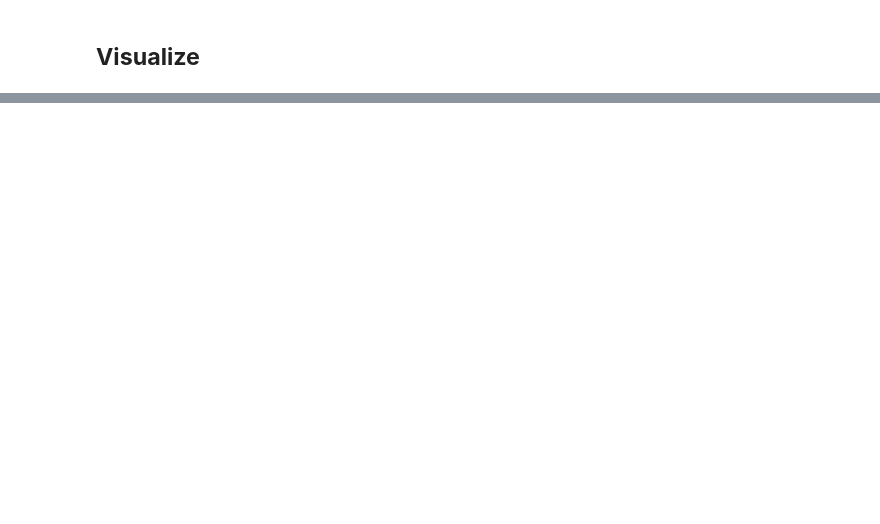
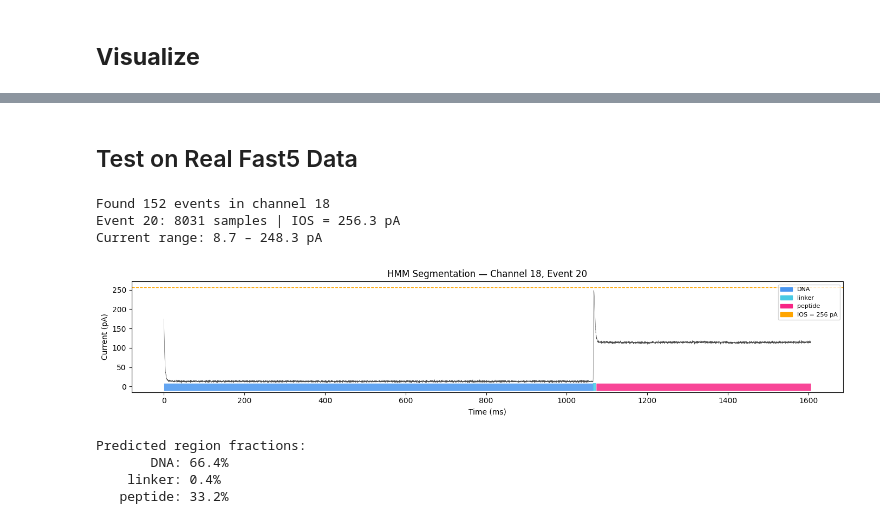
Before and after one commit to ivaidya11/cDNAtlasProject, a Jupyter notebook: segmentation.ipynb, the cells around one changed output, grey strips where cells are left out. Drawn from its saved outputs; the diff is of its cells as text; code cells hidden in the pictures; blank space fills up the shorter version.

Commit message:
testing segmentation model on 20511 fast5 file

```diff
--- a/segmentation.ipynb
+++ b/segmentation.ipynb
@@ -253,0 +291,70 @@ plt.show()
+# %% [markdown]
+## Test on Real Fast5 Data
+# %%
+import pathlib
+import tomllib
+import poreflow as pf
+
+with open("parameters.toml", "rb") as f:
+    config = tomllib.load(f)
+
+input_cfg = config["input"]
+data_path = pathlib.Path(input_cfg["path"]) / input_cfg["file"]
+target_sfreq = input_cfg["target_SamplingRate"]
+
+CHANNEL = 18   # change to your channel of interest
+EVENT_IDX = 20  # index into events found in this channel
+
+with pf.File(data_path) as f:
+    raw = f.get_raw(CHANNEL, downsample=target_sfreq)
+
+events = raw.find_events(**config["event_finding"])
+if events is None or len(events) == 0:
+    raise RuntimeError(f"No events found in channel {CHANNEL}")
+events = events.filter_by_duration()
+print(f"Found {len(events)} events in channel {CHANNEL}")
+
+ev = events.iloc[EVENT_IDX]
+event_current = raw['i'].values[int(ev['start_idx']):int(ev['end_idx'])]
+event_ios     = float(ev['ios'])
+
+print(f"Event {EVENT_IDX}: {len(event_current)} samples | IOS = {event_ios:.1f} pA")
+print(f"Current range: {event_current.min():.1f} – {event_current.max():.1f} pA")
+# %% [output]
+Found 152 events in channel 18
+Event 20: 8031 samples | IOS = 256.3 pA
+Current range: 8.7 – 248.3 pA
+# %%
+t_ms = np.arange(len(event_current)) * (1000 / target_sfreq)
+
+X = event_current.reshape(-1, 1)
+pred_states = model.predict(X)
+
+fig, ax = plt.subplots(figsize=(14, 3))
+ymin, ymax = event_current.min(), event_current.max()
+band = (ymax - ymin) * 0.08
+
+shade_regions(ax, t_ms, pred_states, ymin - band, ymin)
+ax.plot(t_ms, event_current, color='#222', lw=0.4, alpha=0.8)
+ax.axhline(event_ios, color='orange', linestyle='--', lw=1, label=f'IOS = {event_ios:.0f} pA')
+
+ax.set_ylim(ymin - band * 1.2, ymax + band * 1.2)
+ax.set_xlabel('Time (ms)')
+ax.set_ylabel('Current (pA)')
+ax.set_title(f'HMM Segmentation — Channel {CHANNEL}, Event {EVENT_IDX}')
+
+legend_patches = [mpatches.Patch(color=c, label=r) for r, c in REGION_COLORS.items()]
+legend_patches.append(mpatches.Patch(color='orange', label=f'IOS = {event_ios:.0f} pA'))
+ax.legend(handles=legend_patches, fontsize=8, loc='upper right')
+plt.tight_layout()
+plt.show()
+
+print("Predicted region fractions:")
+for state, region in STATE_TO_REGION.items():
+    print(f"  {region:>8}: {np.mean(pred_states == state):.1%}")
+# %% [output]
+[figure, added]
+Predicted region fractions:
+       DNA: 66.4%
+    linker: 0.4%
+   peptide: 33.2%
```
Also changed, not shown: parts of 8 cells of this notebook, 1 other file.
